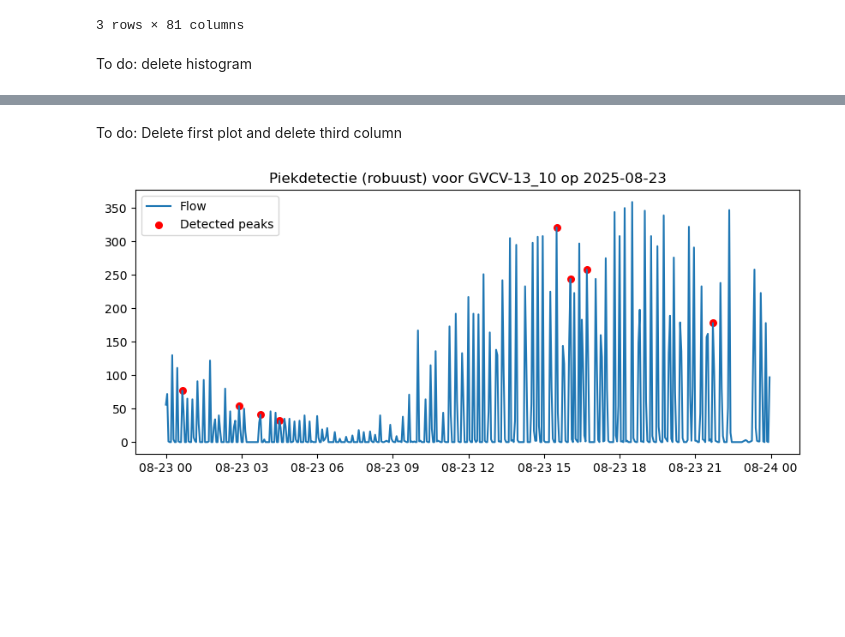
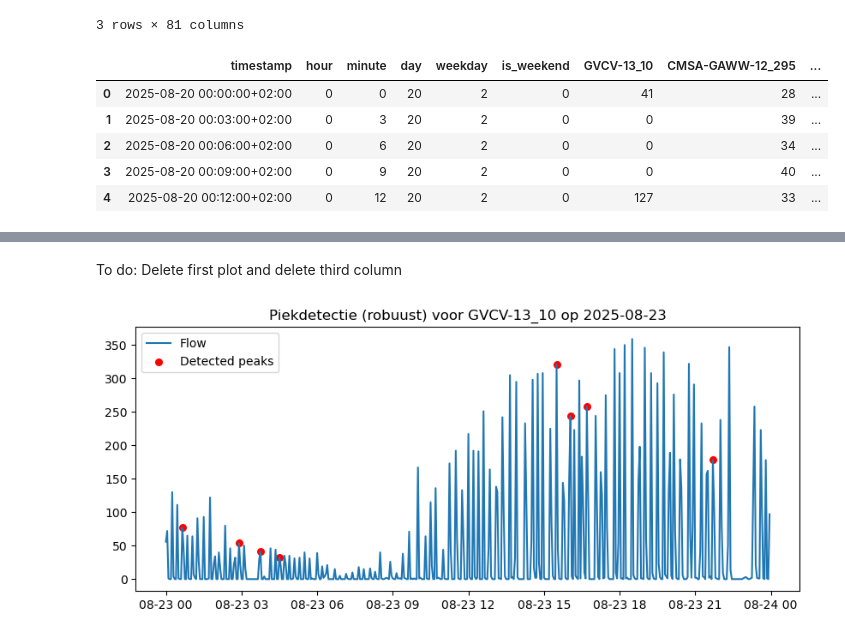
Before and after one commit to jipposteenstra/group22, a Jupyter notebook: project_template.ipynb, the cells around one changed output, grey strips where cells are left out. Drawn from its saved outputs; the diff is of its cells as text; code cells hidden in the pictures; blank space fills up the shorter version.

```diff
--- a/project_template.ipynb
+++ b/project_template.ipynb
@@ -77,6 +77,16 @@ df_flow.head(3)
 | 1 | 2025-08-20 00:03:00+02:00 | 1 | 3 | 21 | 29 | 34 | ... |
 | 2 | 2025-08-20 00:06:00+02:00 | 5 | 4 | 35 | 22 | 29 | ... |
 3 rows × 81 columns
-# %% [markdown]
-To do: delete histogram
+# %%
+sensors = ["GVCV-13_10","CMSA-GAWW-12_295", "CMSA-GAKH-01_0"]
+date_time = ["timestamp", "hour", "minute", "day", "weekday", "is_weekend"]
+df_three_sensors = df_flow[date_time + sensors].copy()
+df_three_sensors.head()
+# %% [output]
+|  | timestamp | hour | minute | day | weekday | is_weekend | GVCV-13_10 | CMSA-GAWW-12_295 | ... |
+| 0 | 2025-08-20 00:00:00+02:00 | 0 | 0 | 20 | 2 | 0 | 41 | 28 | ... |
+| 1 | 2025-08-20 00:03:00+02:00 | 0 | 3 | 20 | 2 | 0 | 0 | 39 | ... |
+| 2 | 2025-08-20 00:06:00+02:00 | 0 | 6 | 20 | 2 | 0 | 0 | 34 | ... |
+| 3 | 2025-08-20 00:09:00+02:00 | 0 | 9 | 20 | 2 | 0 | 0 | 40 | ... |
+| 4 | 2025-08-20 00:12:00+02:00 | 0 | 12 | 20 | 2 | 0 | 127 | 33 | ... |
 # %%
```
Also changed, not shown: parts of 4 cells of this notebook.
